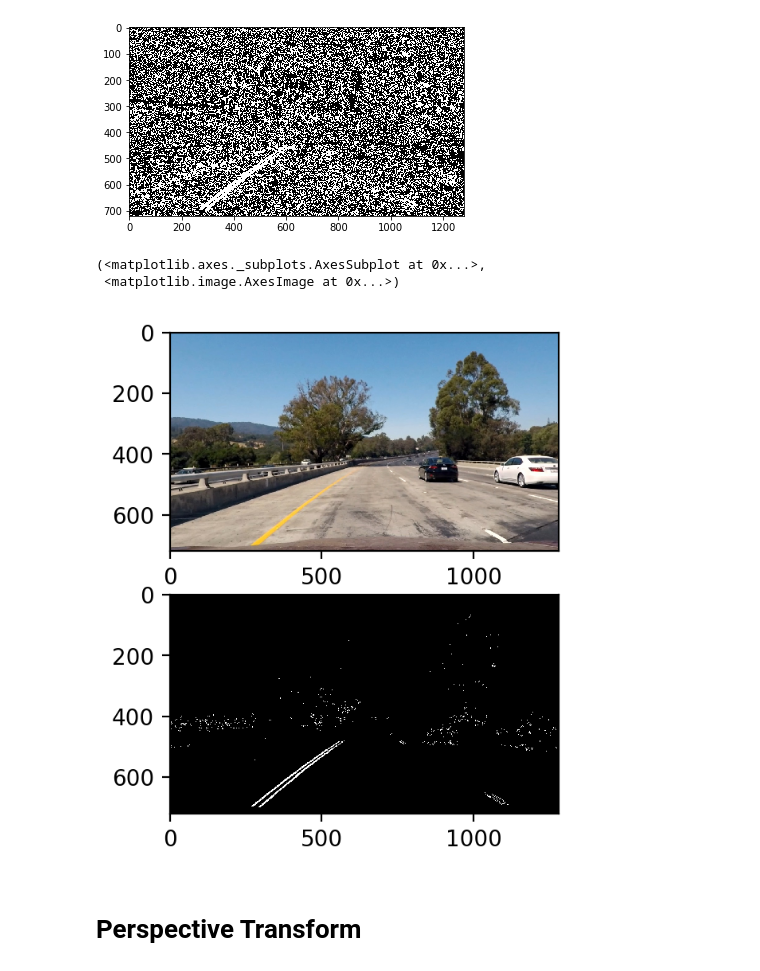
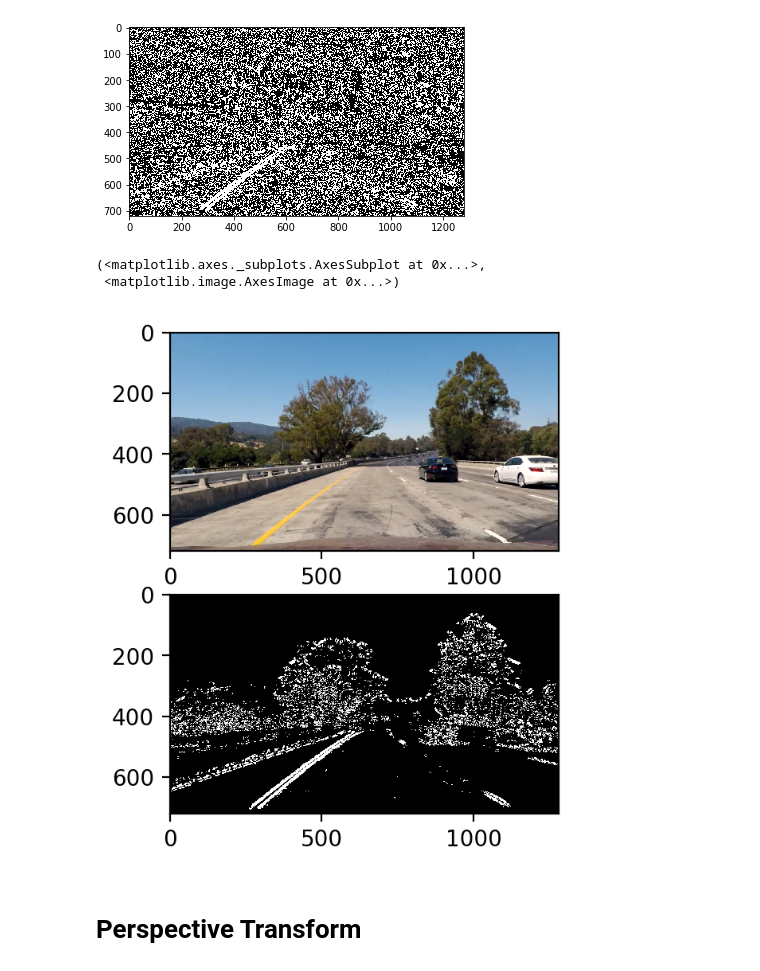
Before and after one commit to jaeoh2/self-driving-car-nd, a Jupyter notebook: CarND-Advanced-Lane-Lines-P4/Advanced-Lane-Lines.ipynb, the cells around one changed output. Saved outputs shown, nothing was run; the diff lists cells and outputs as text; code cells hidden in the pictures.

Commit message:
update threshold parameter

```diff
--- a/CarND-Advanced-Lane-Lines-P4/Advanced-Lane-Lines.ipynb
+++ b/CarND-Advanced-Lane-Lines-P4/Advanced-Lane-Lines.ipynb
@@ -156,7 +156,7 @@ ksize = 15
 thresh = (50,150)
 dirThresh = (0.7, 1.3)
 # %%
-gradx = abs_sobel_thresh(dstImage, orient='x', sobel_kernel=ksize, thresh=(50,150))
+gradx = abs_sobel_thresh(dstImage, orient='x', sobel_kernel=ksize, thresh=(20,200))
 plt.imshow(gradx,cmap='gray')
 # %% [output]
 <matplotlib.image.AxesImage at 0x...>
@@ -164,11 +164,11 @@ plt.imshow(gradx,cmap='gray')
 # %%
-grady = abs_sobel_thresh(dstImage, orient='y', sobel_kernel=ksize, thresh=(50,150))
+grady = abs_sobel_thresh(dstImage, orient='y', sobel_kernel=ksize, thresh=(50,200))
 plt.imshow(grady,cmap='gray')
 # %% [output]
 <matplotlib.image.AxesImage at 0x...>
 [figure]
 # %%
-mag_binary = mag_thresh(dstImage, sobel_kernel=ksize, mag_thresh=(50,200))
+mag_binary = mag_thresh(dstImage, sobel_kernel=ksize, mag_thresh=(20,200))
 plt.imshow(mag_binary,cmap='gray')
 # %% [output]
 <matplotlib.image.AxesImage at 0x...>
@@ -181,16 +181,16 @@ plt.imshow(dir_binary,cmap='gray')
 [figure]
 # %%
 combined = np.zeros_like(dir_binary)
-#combined[((gradx == 1) & (grady == 1)) | ((mag_binary == 1) & (dir_binary == 1))] = 1
-combined[((gradx == 1) & (grady == 1)) & ((mag_binary == 1) & (dir_binary == 1))] = 1
+combined[((gradx == 1) & (grady == 1)) | ((mag_binary == 1) & (dir_binary == 1))] = 1
+#combined[mag_binary == 1] = 1
 
 plt.figure(dpi=200)
 plt.subplot(2,1,1),plt.imshow(dstImage)
 plt.subplot(2,1,2),plt.imshow(combined, cmap='gray')
 # %% [output]
 (<matplotlib.axes._subplots.AxesSubplot at 0x...>,
  <matplotlib.image.AxesImage at 0x...>)
-[figure, old version]
+[figure, new version]
 # %% [markdown]
 # Perspective Transform
 # %%
```
Also changed, not shown: parts of 9 cells of this notebook.
